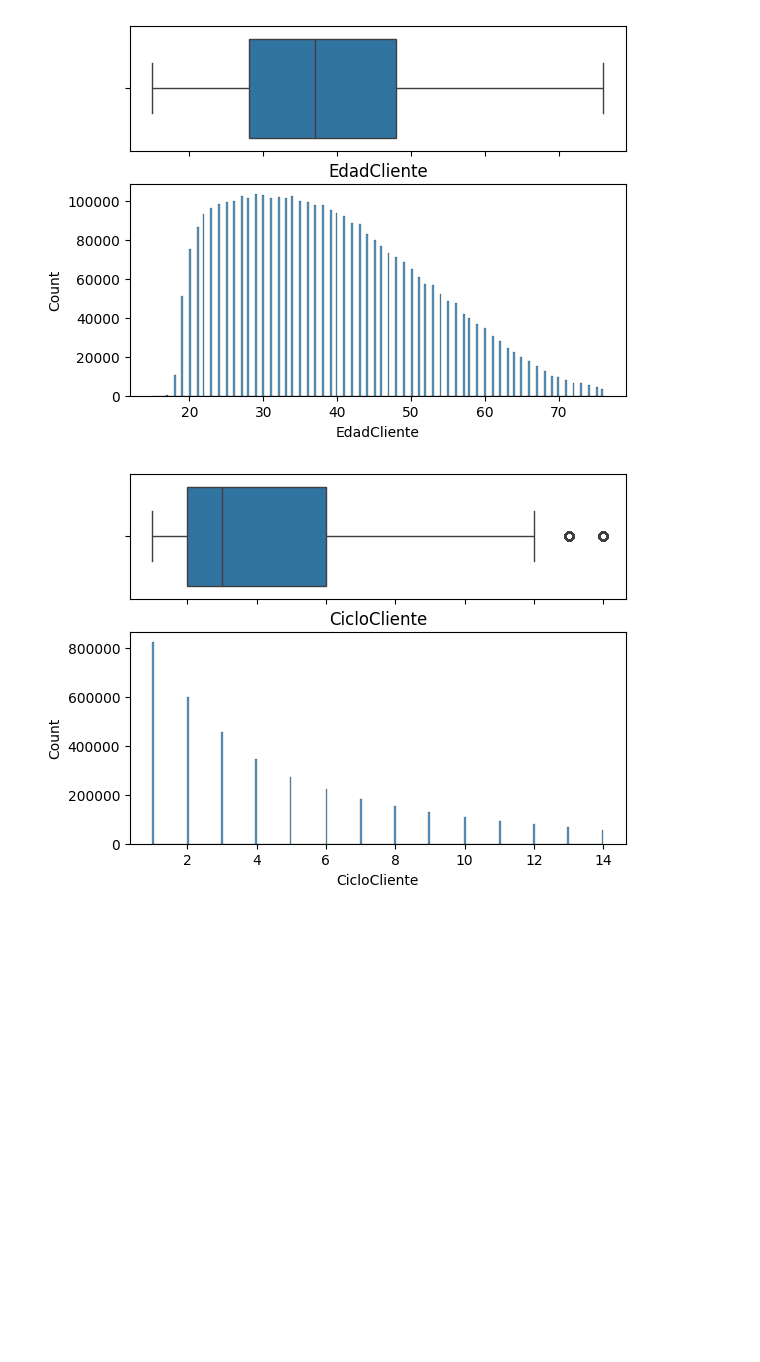
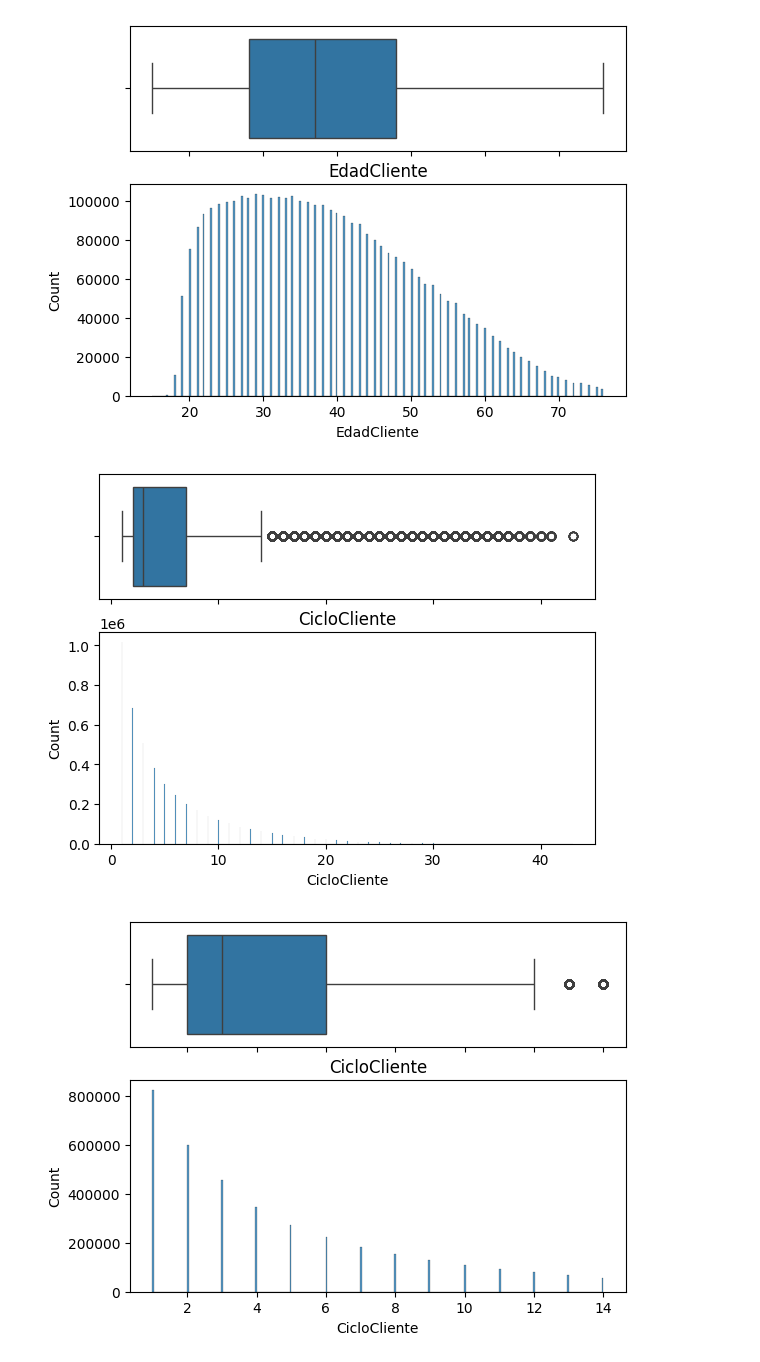
Before and after one commit to bmijangos/ProyectoIntegrador, a Jupyter notebook: Avance2_Equipo21.ipynb, the cells around one changed output. Cells and saved outputs as stored; diff of their text form; code cells hidden in the pictures; blank space fills up the shorter version.

```diff
--- a/Avance2_Equipo21.ipynb
+++ b/Avance2_Equipo21.ipynb
@@ -314,6 +314,11 @@ dftransf = trimmer.transform(dfnum)
 plot_boxplot_hist(dftransf,"EdadCliente")
 # %% [output]
 [figure]
+# %%
+# Se muestra la distribucion de la variable CicloCliente
+plot_boxplot_hist(dfnum,"CicloCliente")
+# %% [output]
+[figure, added]
 # %%
 # Se muestra la distribucion de la variable EdadCliente
 plot_boxplot_hist(dftransf,"CicloCliente")
```
Also changed, not shown: parts of 6 cells of this notebook.
